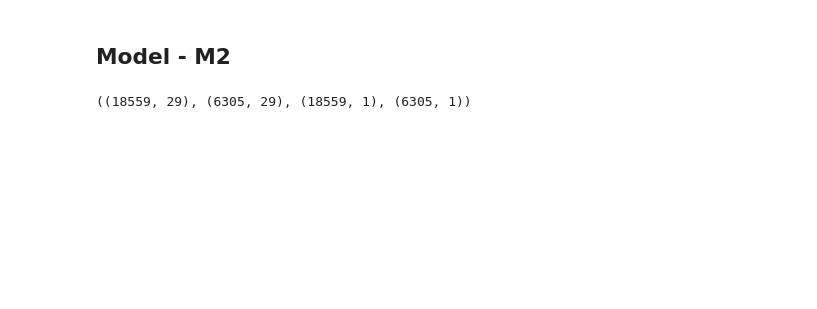
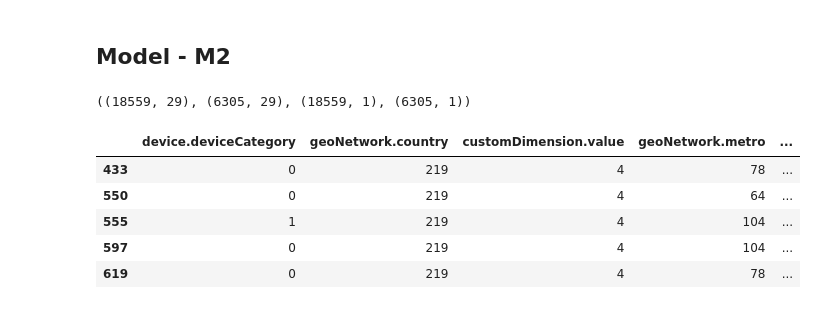
Before and after one commit to AsiMrz/MAYC_ML_Revenue_Prediction, a Jupyter notebook: Classification and Regression.ipynb, the cells around one changed output. Saved outputs shown, nothing was run; the diff lists cells and outputs as text; code cells hidden in the pictures; blank space fills up the shorter version.

```diff
--- a/Classification and Regression.ipynb
+++ b/Classification and Regression.ipynb
@@ -111,9 +111,10 @@ CONT_COLS = [c for c in all_data.columns if c not in CAT_COLS and c != TARGET]
 CAT_COLS.remove('date')
 CAT_COLS.remove('fullVisitorId')
 CAT_COLS
+# %%
+CONT_COLS.remove('date')
 # %%
 CONT_COLS.remove('totals.transactions')
-CONT_COLS.remove('totals.transactionRevenue')
 CONT_COLS.remove('totals.totalTransactionRevenue')
 CONT_COLS
 # %% [output]
@@ -247,7 +265,7 @@ TARGET_M2 = 'totals.totalTransactionRevenue'
 CAT_COLS_M2 = all_data.columns[all_data.dtypes == object].tolist()
 CONT_COLS_M2 = [c for c in all_data.columns if c not in CAT_COLS_M2 and c != TARGET_M2]
 # %%
-CAT_COLS_M2.remove('date')
-CAT_COLS_M2.remove('fullVisitorId')
+#CAT_COLS_M2.remove('date')
+#CAT_COLS_M2.remove('fullVisitorId')
 CAT_COLS_M2
 # %% [output]
@@ -325,6 +338,7 @@ T_test_M2 = test_M2[test_M2['is_transaction']==1]
 T_train_M2.drop('is_transaction',axis=1,inplace=True)
 T_test_M2.drop('is_transaction',axis=1, inplace=True)
 # %%
+CONT_COLS_M2.remove('date')
 CONT_COLS_M2.remove('is_transaction')
 # %%
 T_train_M2.shape, T_test_M2.shape
@@ -341,3 +378,12 @@ y_test_M2 = T_test_M2[[TARGET_M2]]
 x_train_M2.shape, x_test_M2.shape, y_train_M2.shape, y_test_M2.shape
 # %% [output]
 ((18559, 29), (6305, 29), (18559, 1), (6305, 1))
+# %%
+x_train_M2.head(5)
+# %% [output]
+|  | device.deviceCategory | geoNetwork.country | customDimension.value | geoNetwork.metro | ... |
+| 433 | 0 | 219 | 4 | 78 | ... |
+| 550 | 0 | 219 | 4 | 64 | ... |
+| 555 | 1 | 219 | 4 | 104 | ... |
+| 597 | 0 | 219 | 4 | 104 | ... |
+| 619 | 0 | 219 | 4 | 78 | ... |
```
Also changed, not shown: parts of 34 cells of this notebook.
